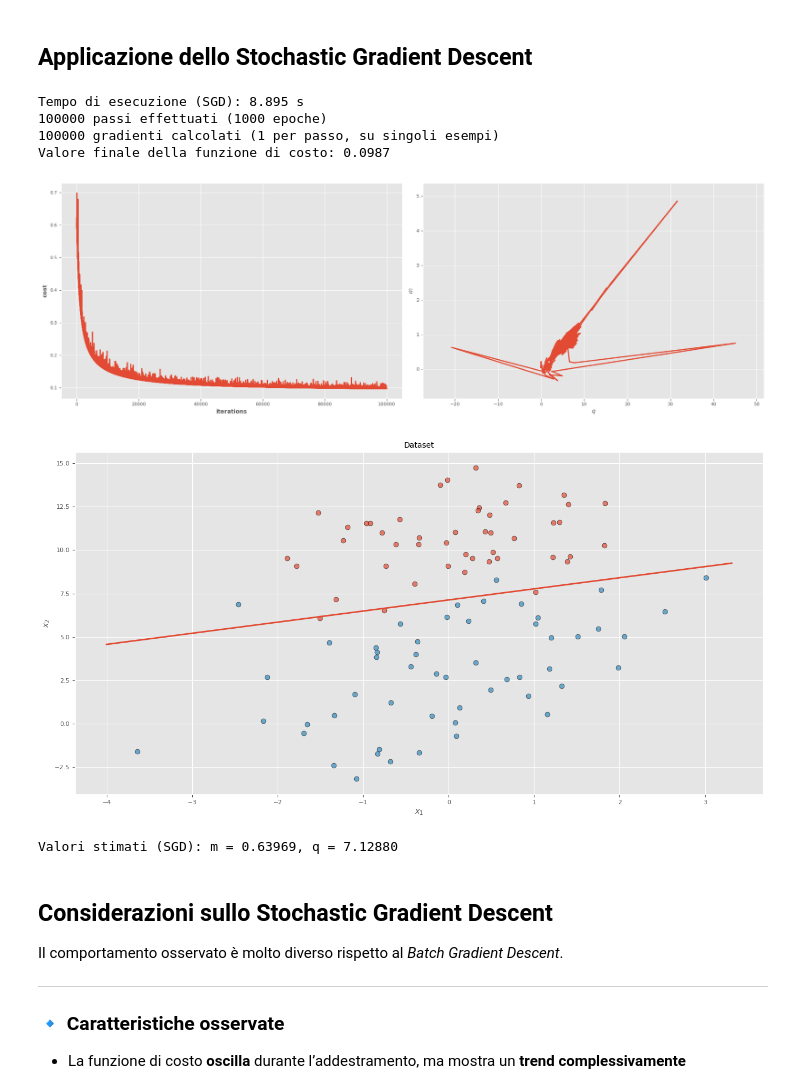
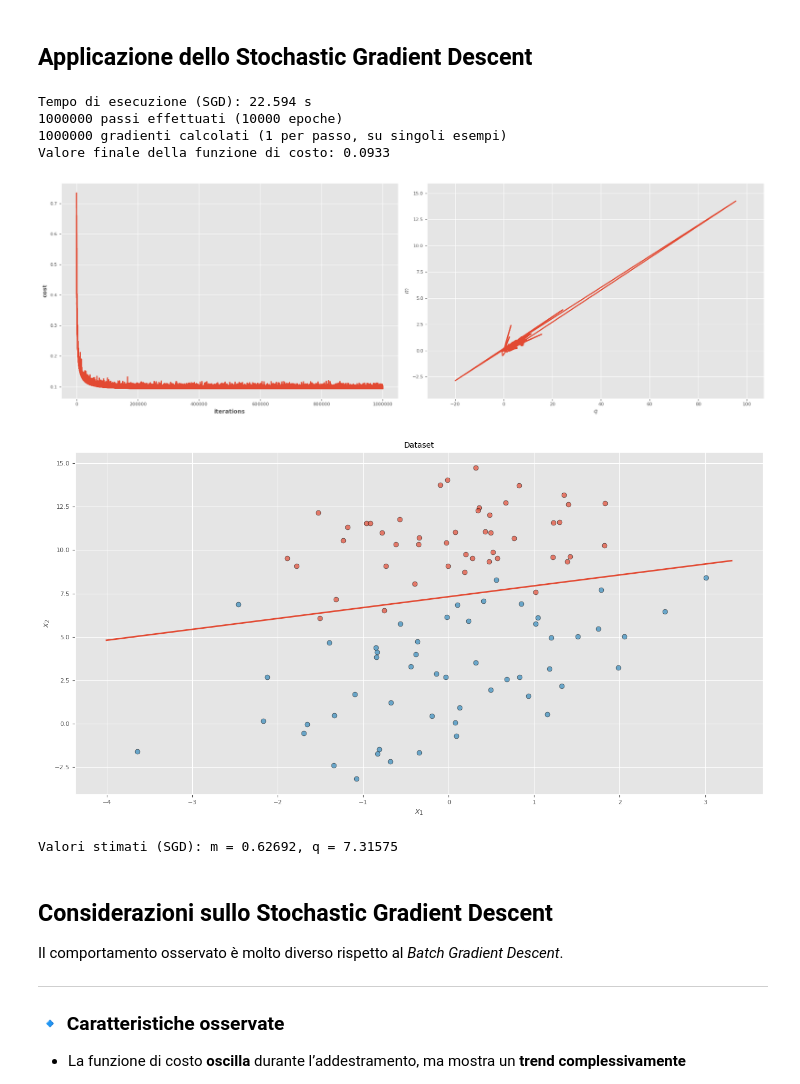
Before and after one commit to francosalvucci14/Appunti-Magistrale, a Jupyter notebook: Appunti II Anno/Appunti ML/Code-labs/lab2/ML_Lab2_2_2025_2026_Risk_and_GradientDescent.ipynb, the cells around one changed output. Cells and saved outputs as stored; diff of their text form; code cells hidden in the pictures.

```diff
--- a/Appunti II Anno/Appunti ML/Code-labs/lab2/ML_Lab2_2_2025_2026_Risk_and_GradientDescent.ipynb
+++ b/Appunti II Anno/Appunti ML/Code-labs/lab2/ML_Lab2_2_2025_2026_Risk_and_GradientDescent.ipynb
@@ -1262,37 +1487,39 @@ def stochastic_gd(X, t, eta=0.01, epochs=1000):
 # %%
 # ===============================================================
 # 🧩 2️⃣ Stochastic Gradient Descent (SGD)
 # ===============================================================
 # Qui il gradiente è calcolato su un solo campione per volta.
 # Ciò comporta molti più aggiornamenti dei parametri, ma più rumorosi.
 # ===============================================================
+
+epochs = 10000  # stesso numero per tutti i metodi
 
 start_time = time.time()
 cost_history_sgd, theta_history_sgd, m_sgd, q_sgd = stochastic_gd(X, t, eta=0.01, epochs=epochs)
 time_sgd = time.time() - start_time
 
 # 📊 Risultati principali
 print(f"Tempo di esecuzione (SGD): {time_sgd:4.3f} s")
 print(f"{len(m_sgd)} passi effettuati ({epochs} epoche)")
 print(f"{len(m_sgd)} gradienti calcolati (1 per passo, su singoli esempi)")
 print(f"Valore finale della funzione di costo: {cost_history_sgd[-1][0]:.4f}")
 
 # 📈 Andamento della funzione di costo e traiettoria dei parametri
 plot_all(cost_history_sgd, m_sgd, q_sgd)
 
 # 🔹 Retta di separazione finale sul dataset
 plot_ds(data, m_sgd[-1], q_sgd[-1])
 
 # 🔹 Visualizzazione dei valori ottimi stimati
 print(f"Valori stimati (SGD): m = {m_sgd[-1]:4.5f}, q = {q_sgd[-1]:4.5f}")
 # %% [output]
-Tempo di esecuzione (SGD): 8.895 s
-100000 passi effettuati (1000 epoche)
-100000 gradienti calcolati (1 per passo, su singoli esempi)
-Valore finale della funzione di costo: 0.0987
+Tempo di esecuzione (SGD): 22.594 s
+1000000 passi effettuati (10000 epoche)
+1000000 gradienti calcolati (1 per passo, su singoli esempi)
+Valore finale della funzione di costo: 0.0933
-[figure, old version]
+[figure, new version]
-[figure, old version]
+[figure, new version]
-Valori stimati (SGD): m = 0.63969, q = 7.12880
+Valori stimati (SGD): m = 0.62692, q = 7.31575
 # %% [markdown]
 ## Considerazioni sullo Stochastic Gradient Descent
 
```
Also changed, not shown: parts of 36 cells of this notebook, 10 other files.
